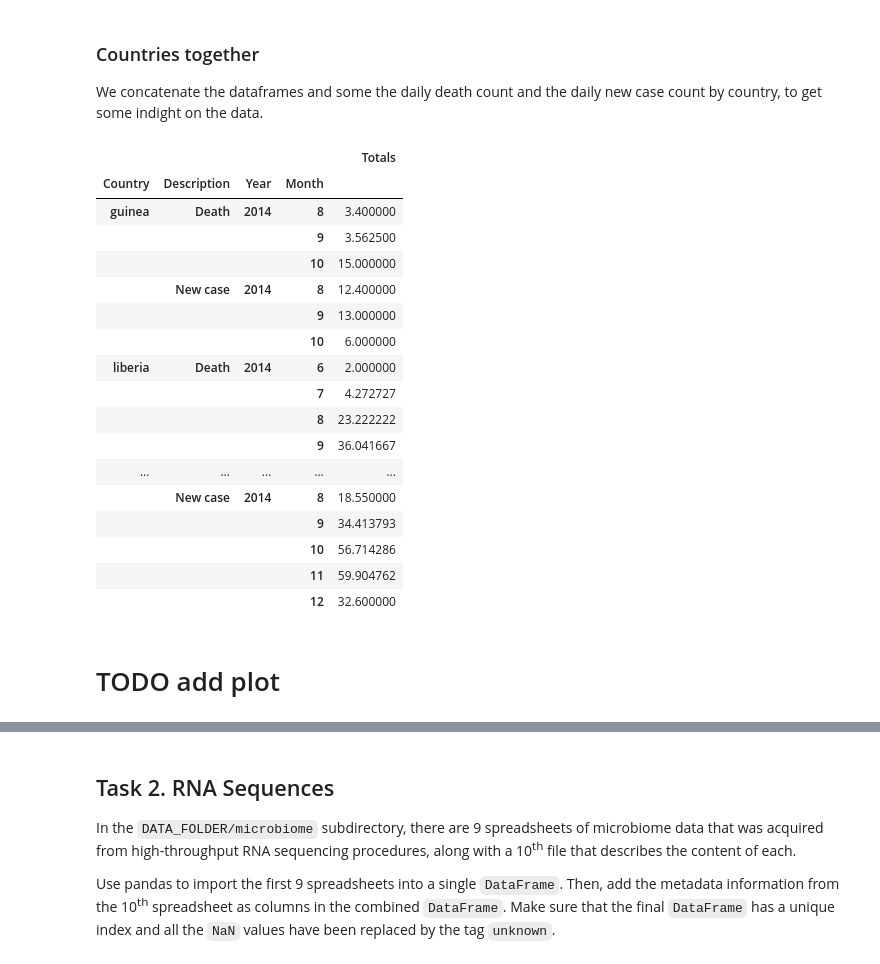
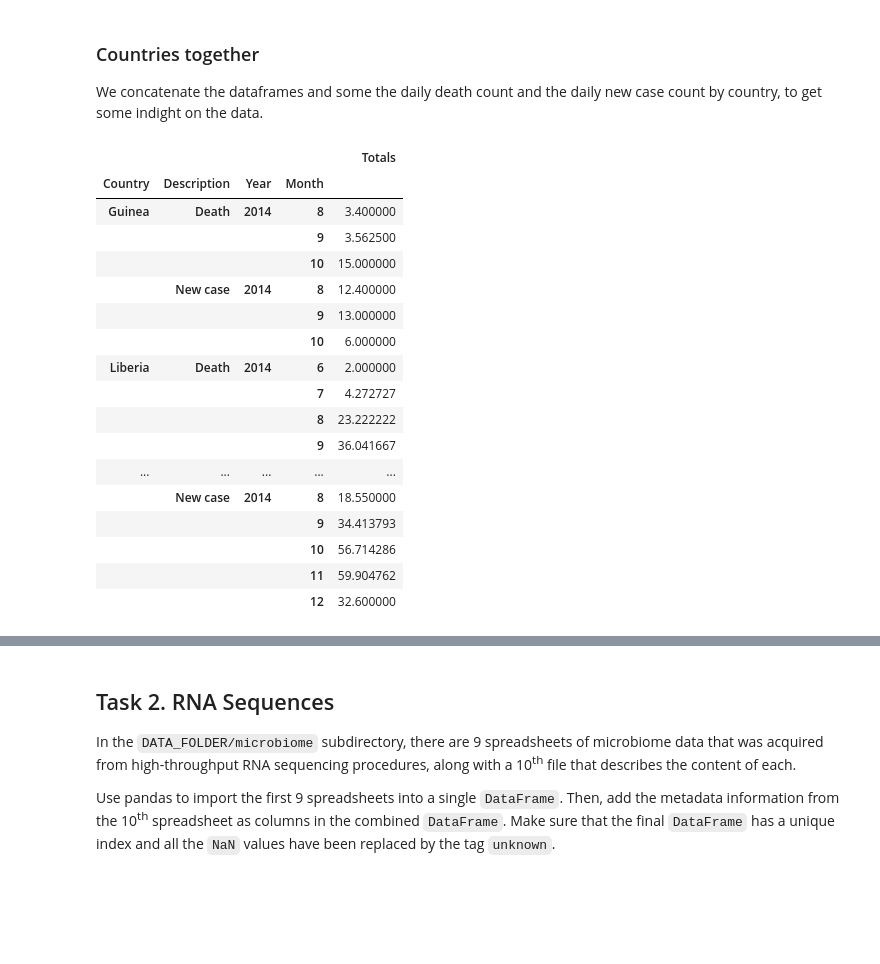
Before and after one commit to brunebastide/ADA, a Jupyter notebook: 01 - Pandas and Data Wrangling/jb-Homework 1.ipynb, the cells around one changed output, grey strips where cells are left out. Saved outputs shown, nothing was run; the diff lists cells and outputs as text; code cells hidden in the pictures; blank space fills up the shorter version.

```diff
--- a/01 - Pandas and Data Wrangling/jb-Homework 1.ipynb
+++ b/01 - Pandas and Data Wrangling/jb-Homework 1.ipynb
@@ -408,17 +411,18 @@ Rate for month 12: 31.285714285714295
 We concatenate the dataframes and some the daily death count and the daily new case count by country, to get some indight on the data.
 # %%
 all_rates = pd.concat([guinea_rates, liberia_rates, sl_rates])
+all_rates.index = all_rates.index.set_levels([['Guinea', 'Liberia', 'Sierra Leone']], level=[0])
 all_rates
 # %% [output]
 |  |  |  |  | Totals |
 | Country | Description | Year | Month |  |
-| guinea | Death | 2014 | 8 | 3.400000 |
+| Guinea | Death | 2014 | 8 | 3.400000 |
 |  |  |  | 9 | 3.562500 |
 |  |  |  | 10 | 15.000000 |
 |  | New case | 2014 | 8 | 12.400000 |
 |  |  |  | 9 | 13.000000 |
 |  |  |  | 10 | 6.000000 |
-| liberia | Death | 2014 | 6 | 2.000000 |
+| Liberia | Death | 2014 | 6 | 2.000000 |
 |  |  |  | 7 | 4.272727 |
 |  |  |  | 8 | 23.222222 |
 |  |  |  | 9 | 36.041667 |
@@ -428,5 +432,3 @@ all_rates
 |  |  |  | 10 | 56.714286 |
 |  |  |  | 11 | 59.904762 |
 |  |  |  | 12 | 32.600000 |
-# %% [markdown]
-# TODO add plot
```
Also changed, not shown: parts of 2 cells of this notebook.
